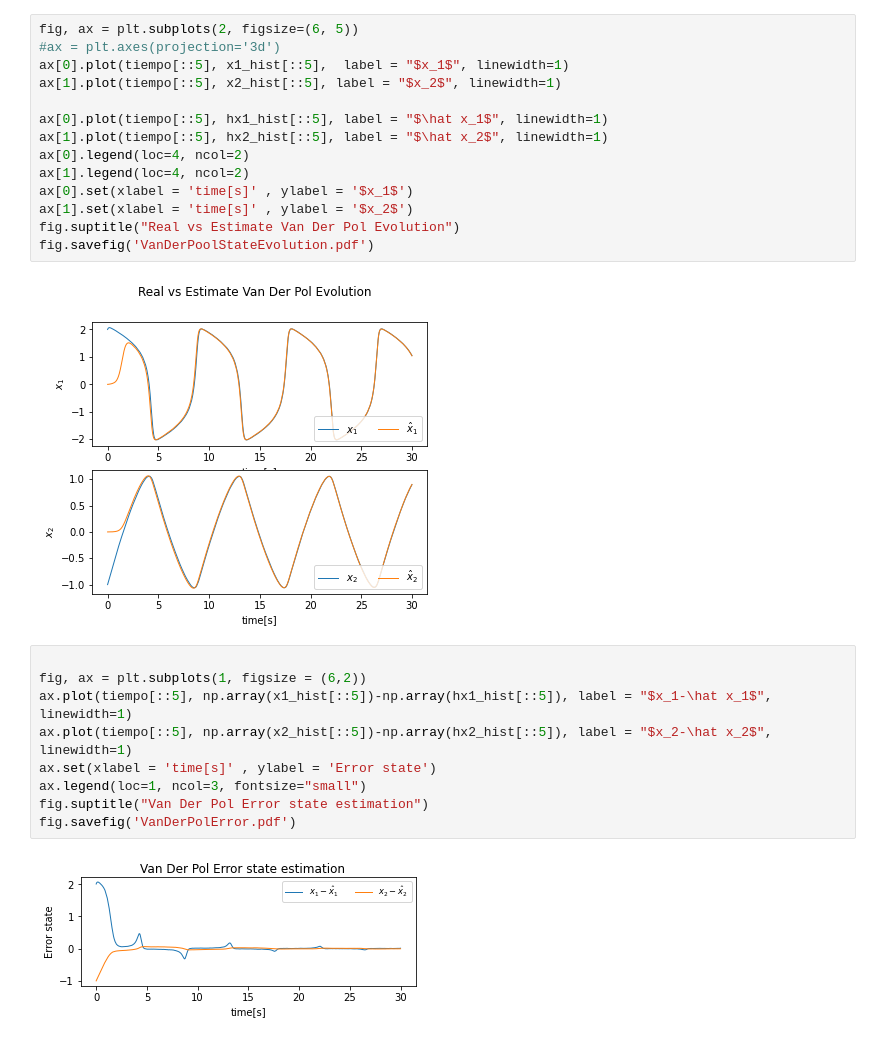
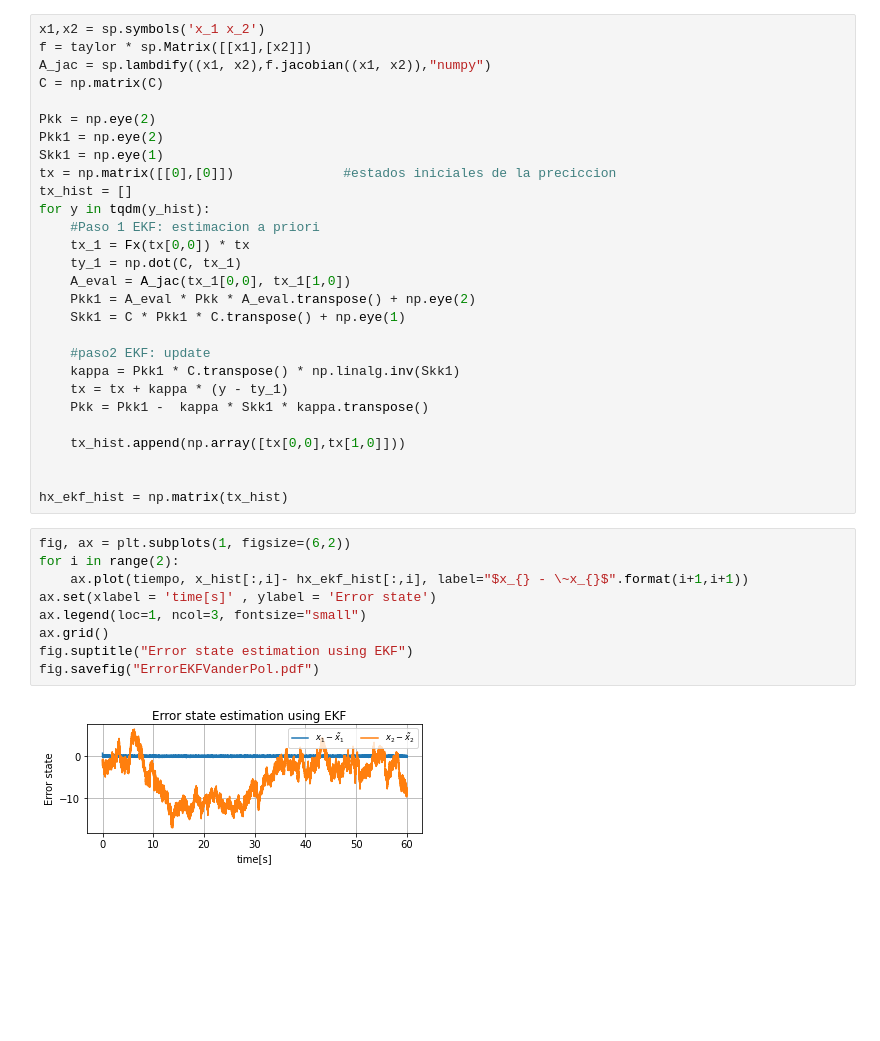
Before and after one commit to LuisGarcia-S/SNN-Kalman-Filtering, a Jupyter notebook: VanDerPol/VanDerPol.ipynb, the cells around one changed output. Saved outputs shown, nothing was run; the diff lists cells and outputs as text; blank space fills up the shorter version.

```diff
--- a/VanDerPol/VanDerPol.ipynb
+++ b/VanDerPol/VanDerPol.ipynb
@@ -286,27 +368,39 @@ fig.savefig('InputCurrentSNNNklayer.pdf')
-# %%
-fig, ax = plt.subplots(2, figsize=(6, 5))
-#ax = plt.axes(projection='3d')
-ax[0].plot(tiempo[::5], x1_hist[::5],  label = "$x_1$", linewidth=1)
-ax[1].plot(tiempo[::5], x2_hist[::5], label = "$x_2$", linewidth=1)
-
-ax[0].plot(tiempo[::5], hx1_hist[::5], label = "$\hat x_1$", linewidth=1)
-ax[1].plot(tiempo[::5], hx2_hist[::5], label = "$\hat x_2$", linewidth=1)
-ax[0].legend(loc=4, ncol=2)
-ax[1].legend(loc=4, ncol=2)
-ax[0].set(xlabel = 'time[s]' , ylabel = '$x_1$')
-ax[1].set(xlabel = 'time[s]' , ylabel = '$x_2$')
-fig.suptitle("Real vs Estimate Van Der Pol Evolution")
-fig.savefig('VanDerPoolStateEvolution.pdf')
-# %% [output]
-[figure, removed]
+# %%
+x1,x2 = sp.symbols('x_1 x_2')
+f = taylor * sp.Matrix([[x1],[x2]])
+A_jac = sp.lambdify((x1, x2),f.jacobian((x1, x2)),"numpy")
+C = np.matrix(C)
+
+Pkk = np.eye(2)
+Pkk1 = np.eye(2)
+Skk1 = np.eye(1)
+tx = np.matrix([[0],[0]])              #estados iniciales de la preciccion
+tx_hist = []
+for y in tqdm(y_hist):
+    #Paso 1 EKF: estimacion a priori
+    tx_1 = Fx(tx[0,0]) * tx
+    ty_1 = np.dot(C, tx_1)
+    A_eval = A_jac(tx_1[0,0], tx_1[1,0])
+    Pkk1 = A_eval * Pkk * A_eval.transpose() + np.eye(2)
+    Skk1 = C * Pkk1 * C.transpose() + np.eye(1)
+
+    #paso2 EKF: update
+    kappa = Pkk1 * C.transpose() * np.linalg.inv(Skk1)
+    tx = tx + kappa * (y - ty_1)
+    Pkk = Pkk1 -  kappa * Skk1 * kappa.transpose()
+
+    tx_hist.append(np.array([tx[0,0],tx[1,0]]))
+
+
+hx_ekf_hist = np.matrix(tx_hist)
 # %%
-
-fig, ax = plt.subplots(1, figsize = (6,2))
-ax.plot(tiempo[::5], np.array(x1_hist[::5])-np.array(hx1_hist[::5]), label = "$x_1-\hat x_1$", linewidth=1)
-ax.plot(tiempo[::5], np.array(x2_hist[::5])-np.array(hx2_hist[::5]), label = "$x_2-\hat x_2$", linewidth=1)
+fig, ax = plt.subplots(1, figsize=(6,2))
+for i in range(2):
+    ax.plot(tiempo, x_hist[:,i]- hx_ekf_hist[:,i], label="$x_{} - \~x_{}$".format(i+1,i+1))
 ax.set(xlabel = 'time[s]' , ylabel = 'Error state')
 ax.legend(loc=1, ncol=3, fontsize="small")
-fig.suptitle("Van Der Pol Error state estimation")
-fig.savefig('VanDerPolError.pdf')
+ax.grid()
+fig.suptitle("Error state estimation using EKF")
+fig.savefig("ErrorEKFVanderPol.pdf")
 # %% [output]
-[figure, old version]
+[figure, new version]
```
Also changed, not shown: parts of 11 cells of this notebook, 1 other file.
